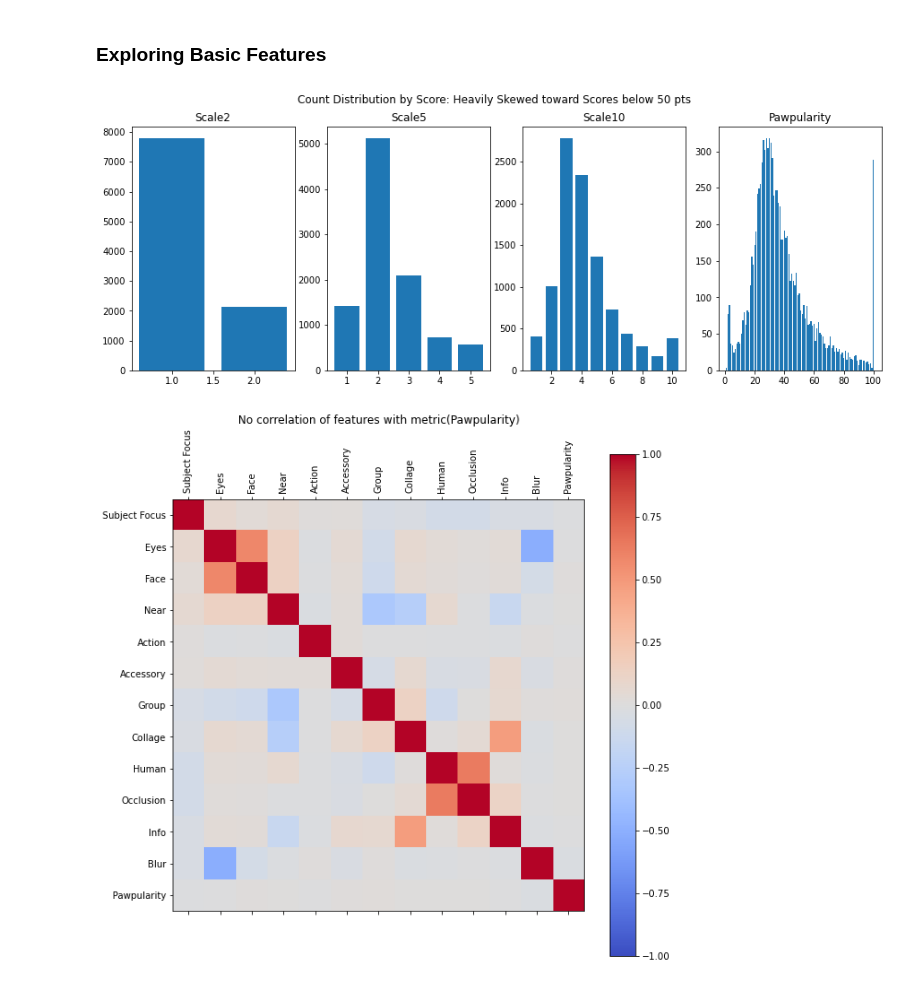
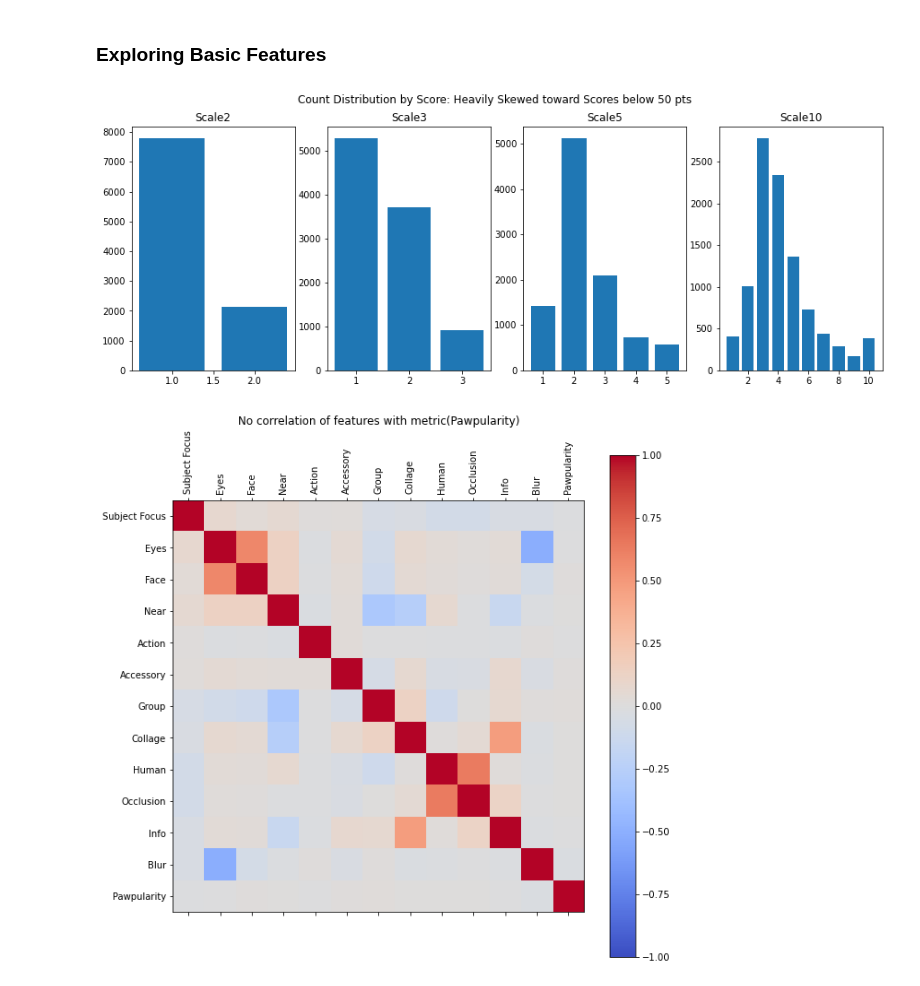
Before and after one commit to cmorenoUCB2021/w207_final_project_cem, a Jupyter notebook: CEM_notebooks/model_creation_5_only_basic_features.ipynb, the cells around one changed output. Saved outputs shown, nothing was run; the diff lists cells and outputs as text; code cells hidden in the pictures.

```diff
--- a/CEM_notebooks/model_creation_5_only_basic_features.ipynb
+++ b/CEM_notebooks/model_creation_5_only_basic_features.ipynb
@@ -218,21 +218,21 @@ def print_confusion_matrix(Y_dev, Prediction, title):
 # %%
 #Set subplot matrix
 fig1, ax = plt.subplots(nrows=1, ncols=4, figsize=(15, 5))
-scales_plot = [2, 5, 10, 100]
+scales_plot = [2, 3, 5, 10]
 fontsize=12
 i = 0
 for s in scales_plot:
     if s == 100:
         sca = 'Pawpularity'
     else: sca = 'Scale'+str(s)
     df_scale = pd.pivot_table(df_data, index = sca, values = 'Id', aggfunc='count')
     ax[i].bar(list(df_scale.index),list(df_scale['Id']))
     ax[i].set_title(sca, fontsize=fontsize)
     i += 1
 fig1.suptitle("Count Distribution by Score: Heavily Skewed toward Scores below 50 pts")
 plt.show()
 # %% [output]
-[figure, old version]
+[figure, new version]
 # %%
 column_names = list(df_data.columns)
 coln1 = 2
```
Also changed, not shown: parts of 33 cells of this notebook.
